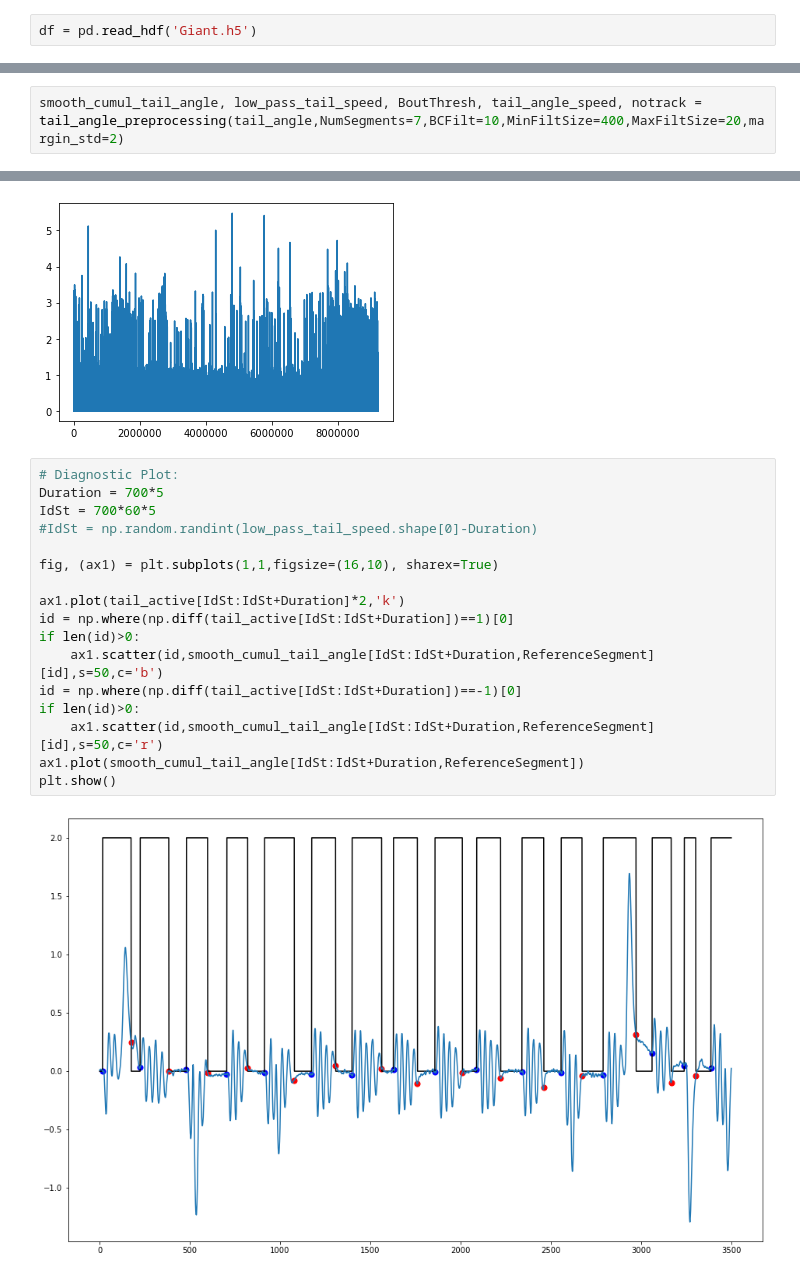
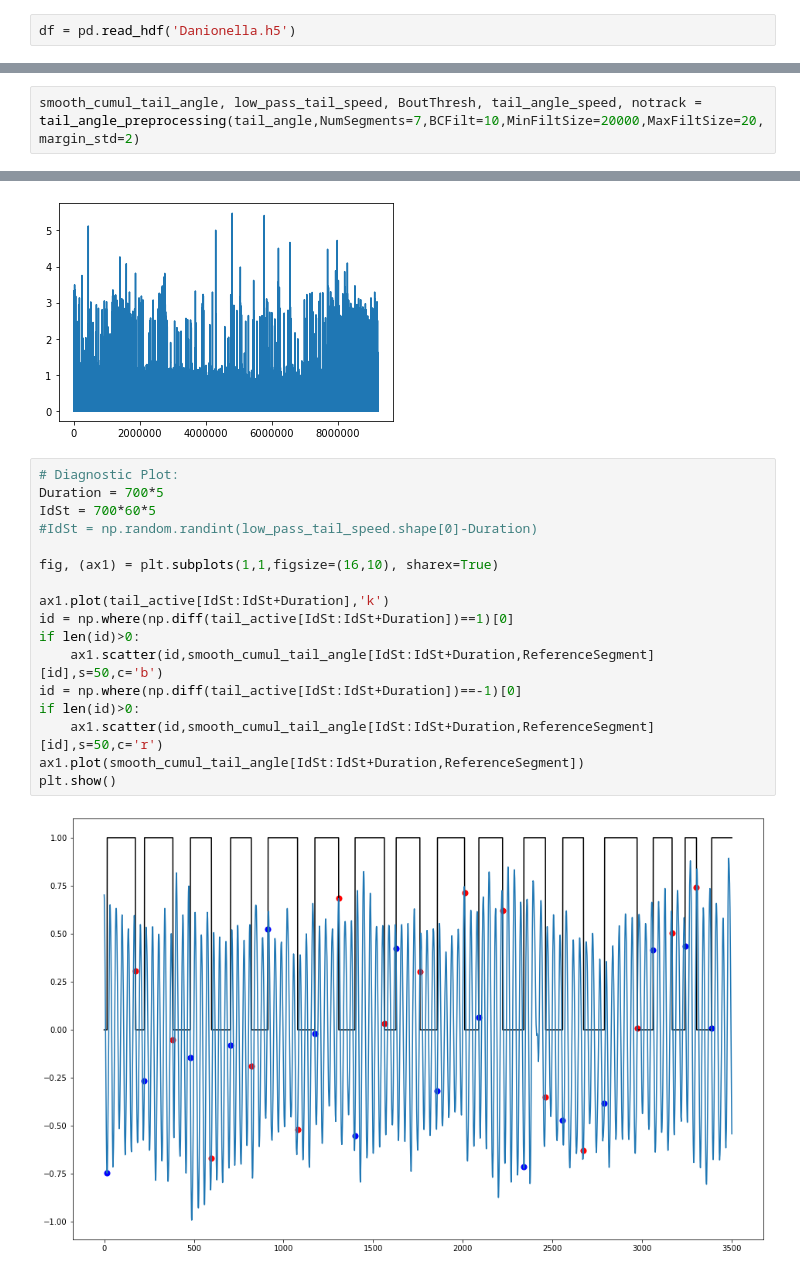
Before and after one commit to orger-lab/megabouts, a Jupyter notebook: megabouts/head_fixed_pipeline.ipynb, the cells around one changed output, grey strips where cells are left out. Drawn from its saved outputs; the diff is of its cells as text.

```diff
--- a/megabouts/head_fixed_pipeline.ipynb
+++ b/megabouts/head_fixed_pipeline.ipynb
@@ -14,7 +14,7 @@ import pandas as pd
 import matplotlib.pyplot as plt
 import matplotlib.gridspec as gridspec
 # %%
-df = pd.read_hdf('Giant.h5')
+df = pd.read_hdf('Danionella.h5')
 # %%
 df.head(10)
 # %% [output]
@@ -159,6 +159,6 @@ tail_angle = tail_angle.values
 from utils.utils_bouts import diff_but_better,compute_smooth_tail_angle,compute_tail_speed,mexican_hat_tail_speed,estimate_speed_threshold,find_onset_offset_numpy
 from utils.utils_beat import refine_segmentation_bouts,find_zeros_crossing,is_there_oscillation,clean_peak_forcing_distance,clean_peak_forcing_alternation,interleave,is_break_in_amplitude,is_break_in_interbeatinterval,is_there_signal
 # %%
-smooth_cumul_tail_angle, low_pass_tail_speed, BoutThresh, tail_angle_speed, notrack = tail_angle_preprocessing(tail_angle,NumSegments=7,BCFilt=10,MinFiltSize=400,MaxFiltSize=20,margin_std=2)
+smooth_cumul_tail_angle, low_pass_tail_speed, BoutThresh, tail_angle_speed, notrack = tail_angle_preprocessing(tail_angle,NumSegments=7,BCFilt=10,MinFiltSize=20000,MaxFiltSize=20,margin_std=2)
 # %% [output]
 Shape of No Track:
@@ -192,22 +333,22 @@ plt.plot(low_pass_tail_speed)
 # %%
 # Diagnostic Plot:
 Duration = 700*5
 IdSt = 700*60*5
 #IdSt = np.random.randint(low_pass_tail_speed.shape[0]-Duration)
 
 fig, (ax1) = plt.subplots(1,1,figsize=(16,10), sharex=True)
 
-ax1.plot(tail_active[IdSt:IdSt+Duration]*2,'k')
+ax1.plot(tail_active[IdSt:IdSt+Duration],'k')
 id = np.where(np.diff(tail_active[IdSt:IdSt+Duration])==1)[0]
 if len(id)>0:
     ax1.scatter(id,smooth_cumul_tail_angle[IdSt:IdSt+Duration,ReferenceSegment][id],s=50,c='b')
 id = np.where(np.diff(tail_active[IdSt:IdSt+Duration])==-1)[0]
 if len(id)>0:
     ax1.scatter(id,smooth_cumul_tail_angle[IdSt:IdSt+Duration,ReferenceSegment][id],s=50,c='r')
 ax1.plot(smooth_cumul_tail_angle[IdSt:IdSt+Duration,ReferenceSegment])
 plt.show()
 # %% [output]
-[figure, old version]
+[figure, new version]
 # %%
 IdSt = 700*60*5
 Duration = 700*3
```
Also changed, not shown: parts of 15 cells of this notebook.
